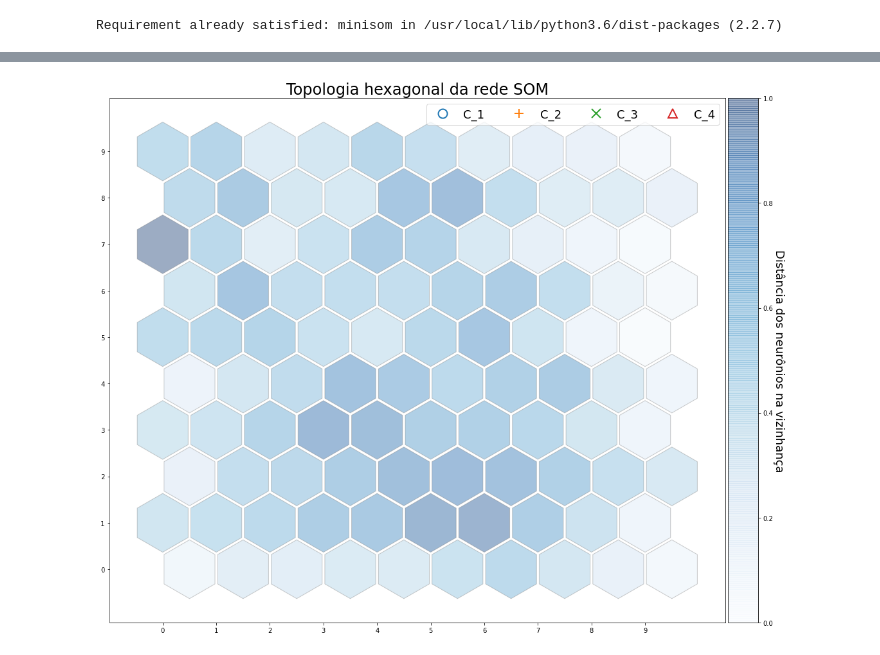
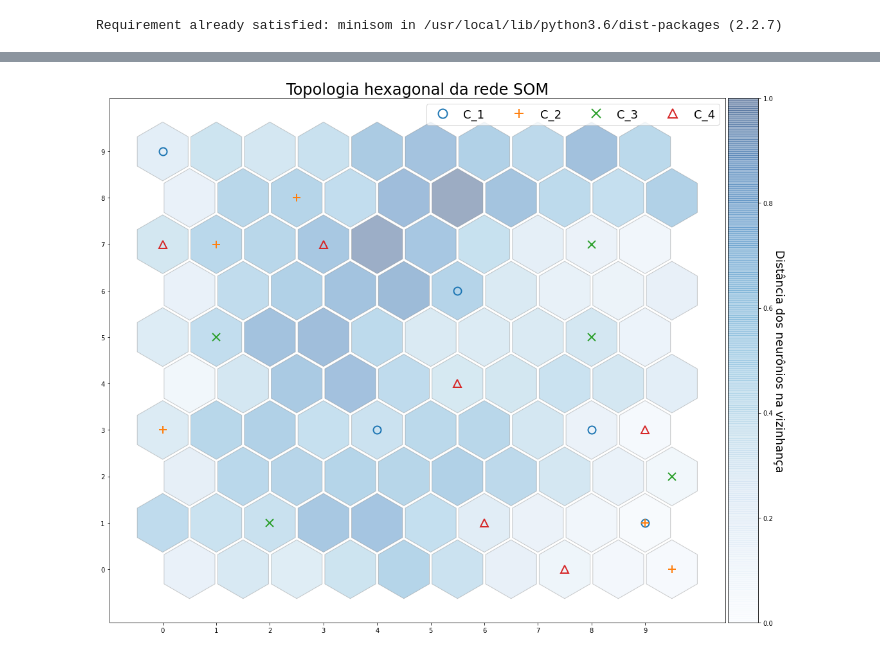
Before and after one commit to angelomarcelino/machine_learning, a Jupyter notebook: lista_3/q4_som.ipynb, the cells around one changed output, grey strips where cells are left out. Saved outputs shown, nothing was run; the diff lists cells and outputs as text; code cells hidden in the pictures.

```diff
--- a/lista_3/q4_som.ipynb
+++ b/lista_3/q4_som.ipynb
@@ -22,3 +30,10 @@ array([[0.88, 0.99, 0.91, 1.1 ],
+# %%
+y = []
+for vec in data:
+    i = 0
+    for n in vec:
+        y.append(i)
+        i += 1
 # %%
 from minisom import MiniSom
 
@@ -74,36 +89,36 @@ for cnt, x in enumerate(data):
     wy = wy * 2 / np.sqrt(3) * 3 / 4
     plt.plot(
         wx, wy,
-        #markers[y[cnt]-1],
+        markers[y[cnt]-1],
         markerfacecolor='None',
-        #markeredgecolor=colors[y[cnt]-1],
+        markeredgecolor=colors[y[cnt]-1],
         markersize=12,
         markeredgewidth=2
     )
 
 xrange = np.arange(weights.shape[0])
 yrange = np.arange(weights.shape[1])
 plt.xticks(xrange-.5, xrange)
 plt.yticks(yrange * 2 / np.sqrt(3) * 3 / 4, yrange)
 
 divider = make_axes_locatable(plt.gca())
 ax_cb = divider.new_horizontal(size="5%", pad=0.05)
 cb1 = colorbar.ColorbarBase(ax_cb, cmap=cm.Blues, orientation='vertical', alpha=.4)
 cb1.ax.get_yaxis().labelpad = 18
 cb1.ax.set_ylabel('Distância dos neurônios na vizinhança', rotation=270, fontsize=18)
 plt.gcf().add_axes(ax_cb)
 
 legend_elements = [
     Line2D([0], [0], marker='o', color='C0', label='C_1', markerfacecolor='w', markersize=14, linestyle='None', markeredgewidth=2),
     Line2D([0], [0], marker='+', color='C1', label='C_2', markerfacecolor='w', markersize=14, linestyle='None', markeredgewidth=2),
     Line2D([0], [0], marker='x', color='C2', label='C_3',markerfacecolor='w', markersize=14, linestyle='None', markeredgewidth=2),
     Line2D([0], [0], marker='^', color='C3', label='C_4',markerfacecolor='w', markersize=14, linestyle='None', markeredgewidth=2)
 ]
 
 ax.set_title('Topologia hexagonal da rede SOM', fontsize=24)
 ax.legend(handles=legend_elements, loc='upper right', ncol=4, fontsize=18)
 
 #plt.tight_layout()
 plt.show()
 # %% [output]
-[figure, old version]
+[figure, new version]
```
Also changed, not shown: parts of 3 cells of this notebook.
